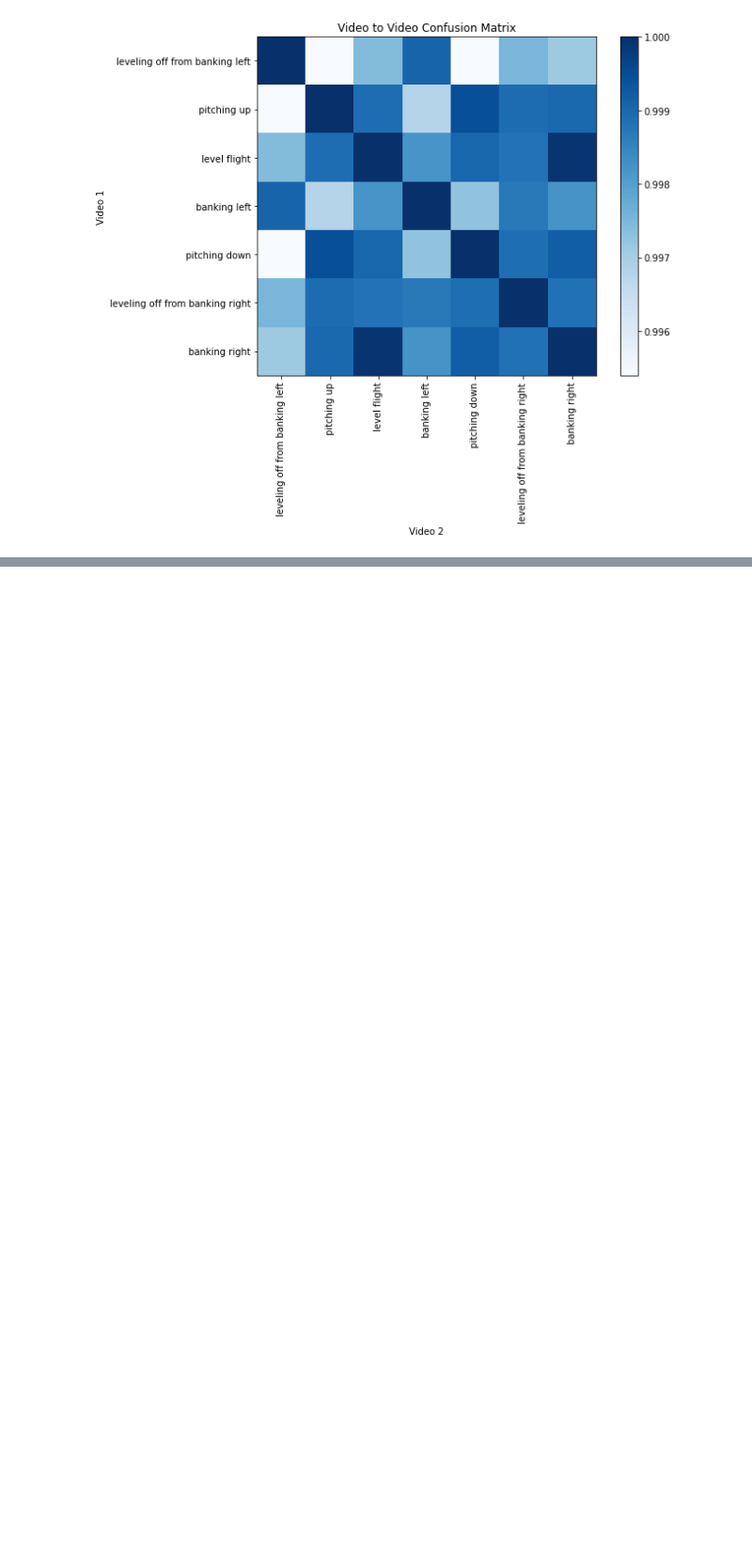
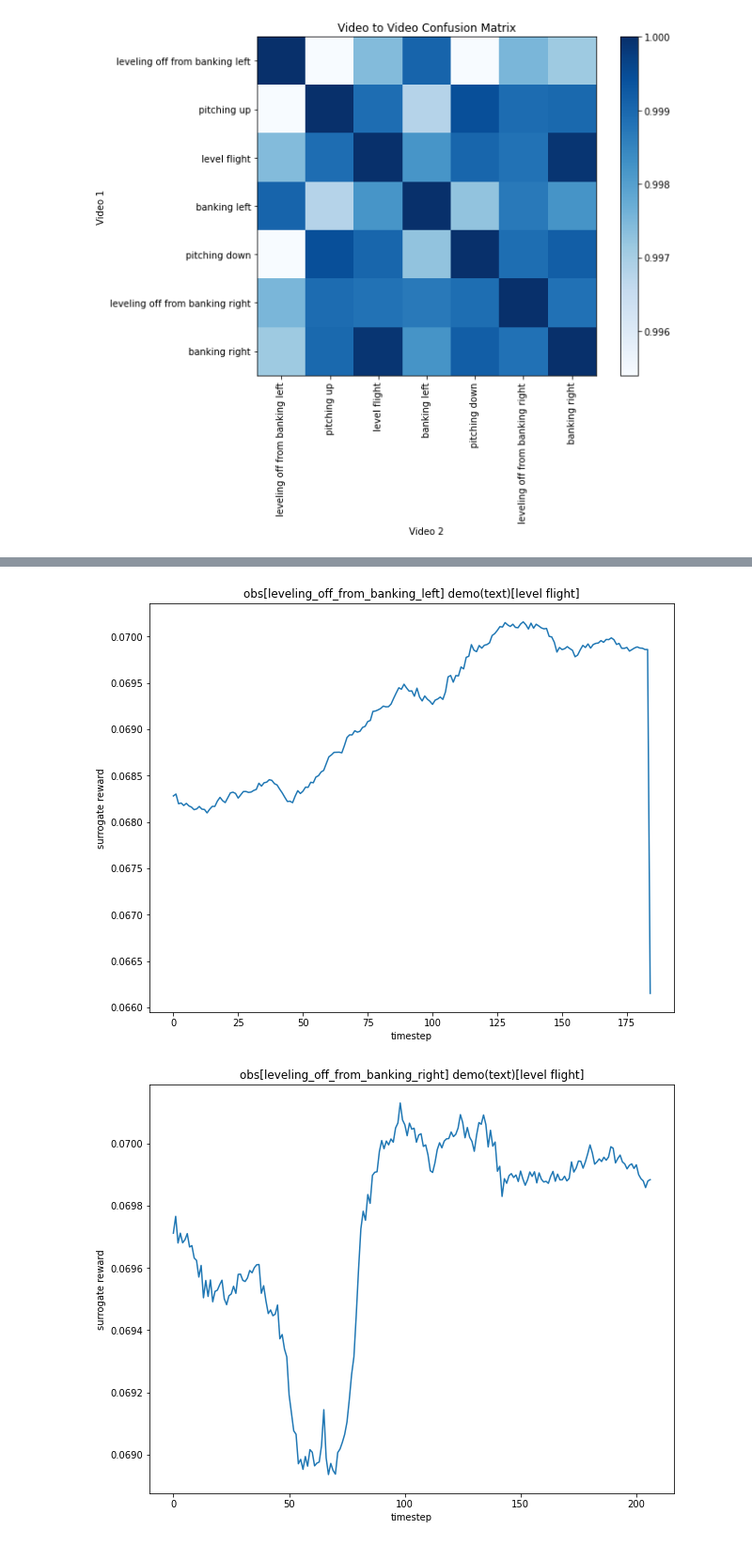
Before and after one commit to litcoderr/flybyml, a Jupyter notebook: module/s3d/test.ipynb, the cells around one changed output, grey strips where cells are left out. Shown at 94% size. Drawn from its saved outputs; the diff is of its cells as text; code cells hidden in the pictures; blank space fills up the shorter version.

```diff
--- a/module/s3d/test.ipynb
+++ b/module/s3d/test.ipynb
@@ -168,0 +134,31 @@ print(with_failure.item())
+# %%
+def plot_v2t_windowed_similarity(demo_text, obs_path):
+    obs_name = obs_path.stem
+
+    obs = video_to_tensor(obs_path)
+
+    window_size = 32
+
+    surrogate_reward = []
+
+    with torch.no_grad():
+        demo_emb = s3d_model.text_module([demo_text])["text_embedding"].to('cpu')  # [1, 512]
+
+        for start_idx in range(obs.shape[2]-window_size+1):
+            window = obs[:, :, start_idx:start_idx+window_size, :, :].to('cuda')
+            window_emb = s3d_model(window)["video_embedding"].to('cpu')  # [1, 512]
+
+            surrogate_reward.append(F.cosine_similarity(demo_emb, window_emb, dim=-1).item())
+
+    plt.figure(figsize=(10, 8))
+    plt.plot(surrogate_reward)
+    plt.xlabel('timestep')
+    plt.ylabel('surrogate reward')
+    plt.title(f'obs[{obs_name}] demo(text)[{demo_text}]')
+    plt.show()
+
+plot_v2t_windowed_similarity(demo_text="level flight", obs_path=video_dir/"leveling_off_from_banking_left.mp4")
+plot_v2t_windowed_similarity(demo_text="level flight", obs_path=video_dir/"leveling_off_from_banking_right.mp4")
+# %% [output]
+[figure, added]
+[figure, added]
```
Also changed, not shown: parts of 6 cells of this notebook.
